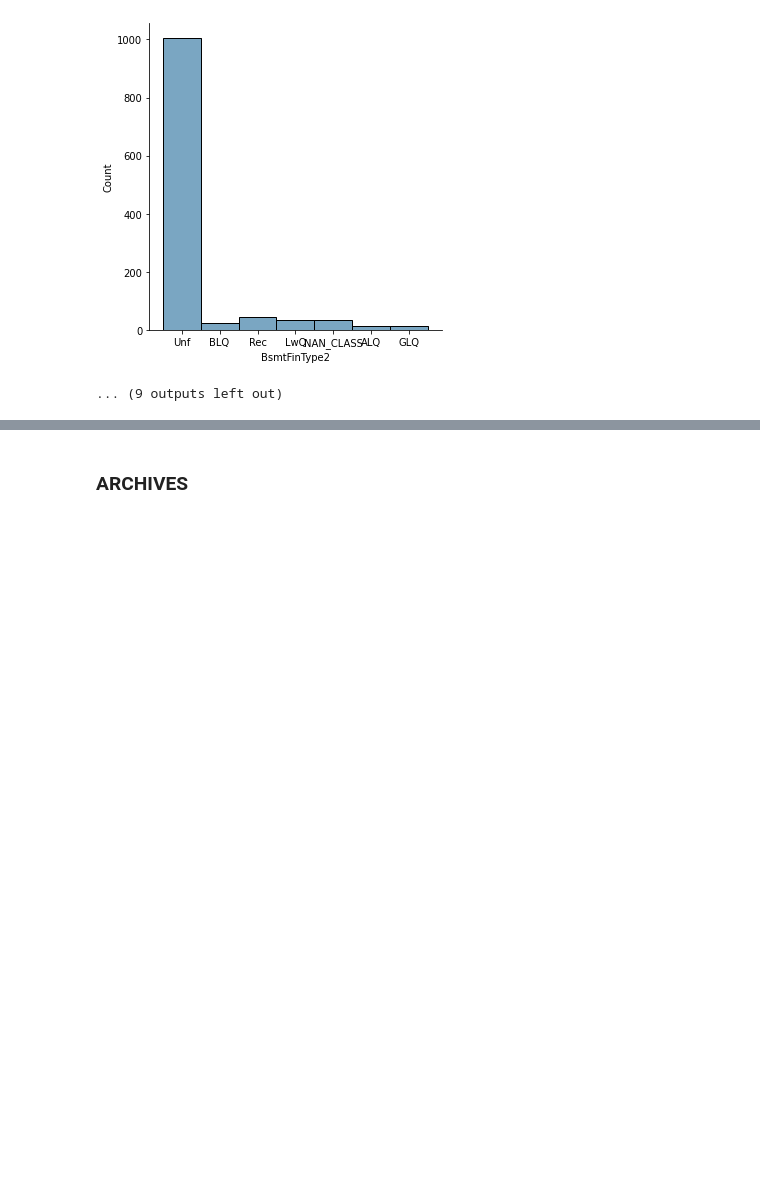
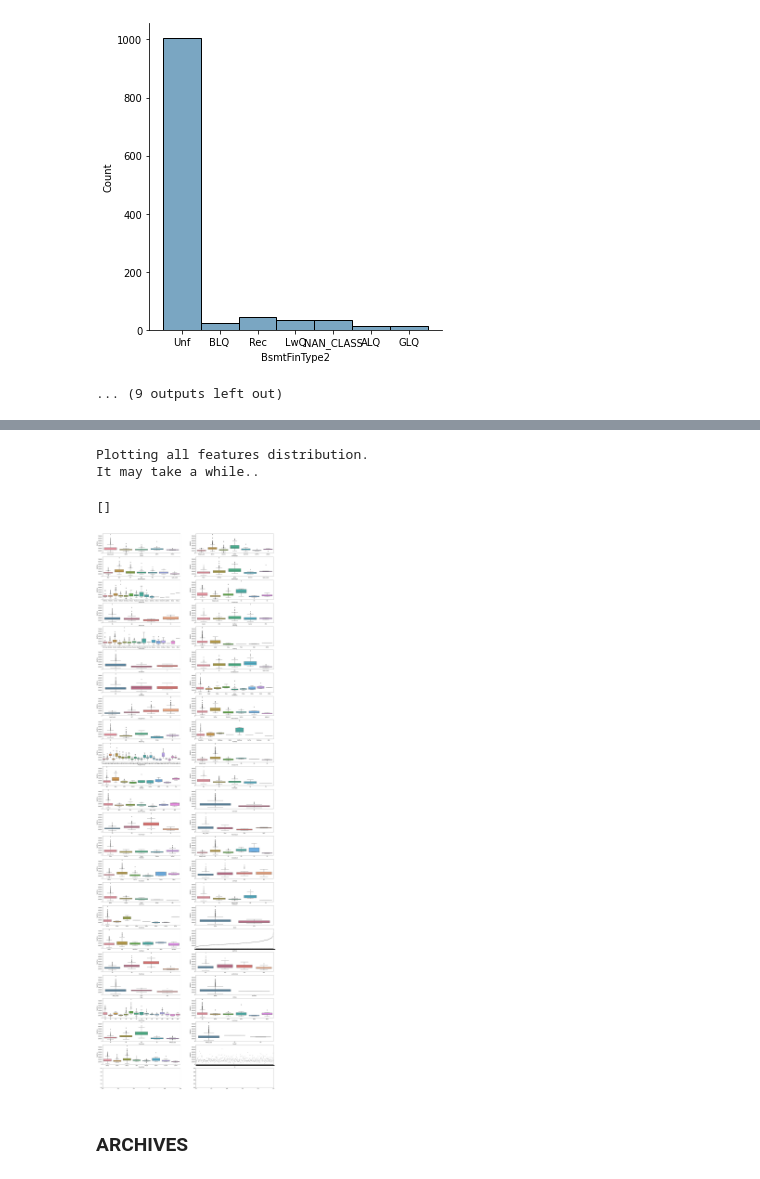
Before and after one commit to hanchau/EDA-House-Prices, a Jupyter notebook: house_prices_eda.ipynb, the cells around one changed output, grey strips where cells are left out. Drawn from its saved outputs; the diff is of its cells as text; code cells hidden in the pictures; blank space fills up the shorter version.

```diff
--- a/house_prices_eda.ipynb
+++ b/house_prices_eda.ipynb
@@ -466,3 +618,11 @@ Name: GarageYrBlt, dtype: float64
+# %%
+# Check distribution of categorical features
+EDA.plot_dist_all(data_fld_na, cols=feat_categ3, kind='box', sections=2, target='SalePrice')
+# %% [output]
+Plotting all features distribution.
+It may take a while..
+[]
+[figure, added]
 # %% [markdown]
 ### ARCHIVES
 # %%
```
Also changed, not shown: parts of 14 cells of this notebook, 1 other file.
